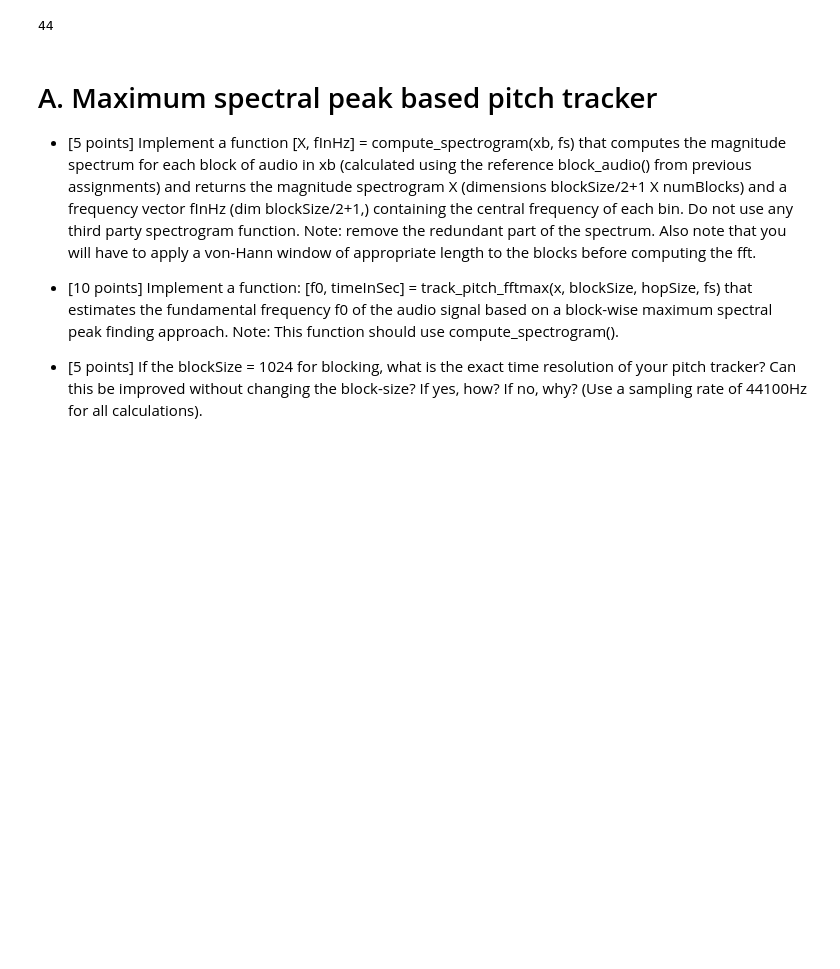
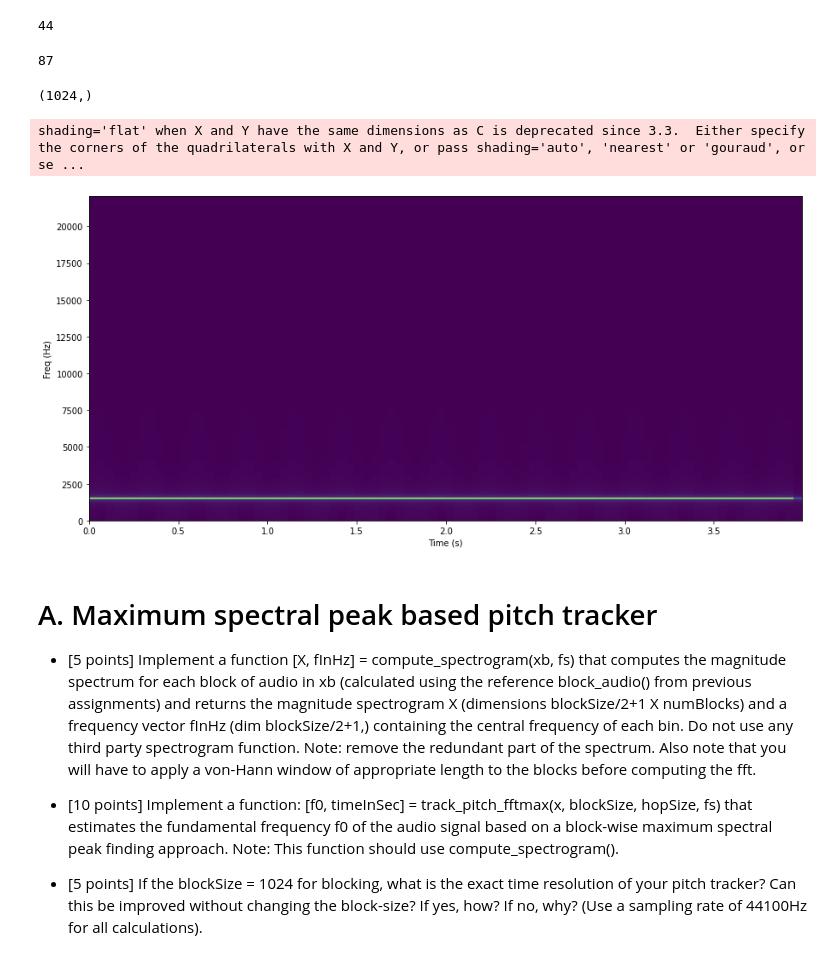
Before and after one commit to talker93/ass3solution, a Jupyter notebook: vedant.ipynb, the cells around one changed output. Drawn from its saved outputs; the diff is of its cells as text; code cells hidden in the pictures; blank space fills up the shorter version.

```diff
--- a/vedant.ipynb
+++ b/vedant.ipynb
@@ -38,10 +38,28 @@ def block_audio(x,blockSize,hopSize,fs):
 # %%
 fs=44100
 test_aud = np.sin(2*np.pi*1500*np.arange(1 * fs)/fs)
-test_blocked,t = block_audio(test_aud,2048, 1024, fs)
+test_blocked,t = block_audio(test_aud,1024, 512, fs)
 print(math.ceil(test_aud.size / 1024))
 # %% [output]
 44
+# %%
+test_padded.shape[0]
+# %% [output]
+87
+# %%
+test_blocked[0]
+# %% [output]
+(1024,)
+# %%
+test_padded=np.zeros([test_blocked.shape[0],test_blocked.shape[1]*2])
+for i in range(test_padded.shape[0]):
+    test_padded[i] = np.pad(test_blocked[i],(0,1024),constant_values=0)
+# %%
+X,f=compute_spectrogram(test_padded,44100)
+plot_spectrogram(X,44100,2048)
+# %% [output]
+shading='flat' when X and Y have the same dimensions as C is deprecated since 3.3.  Either specify the corners of the quadrilaterals with X and Y, or pass shading='auto', 'nearest' or 'gouraud', or se ...
+[figure, added]
 # %% [markdown]
 # A. Maximum spectral peak based pitch tracker
 
```
Also changed, not shown: parts of 1 cell of this notebook, 3 other files.
